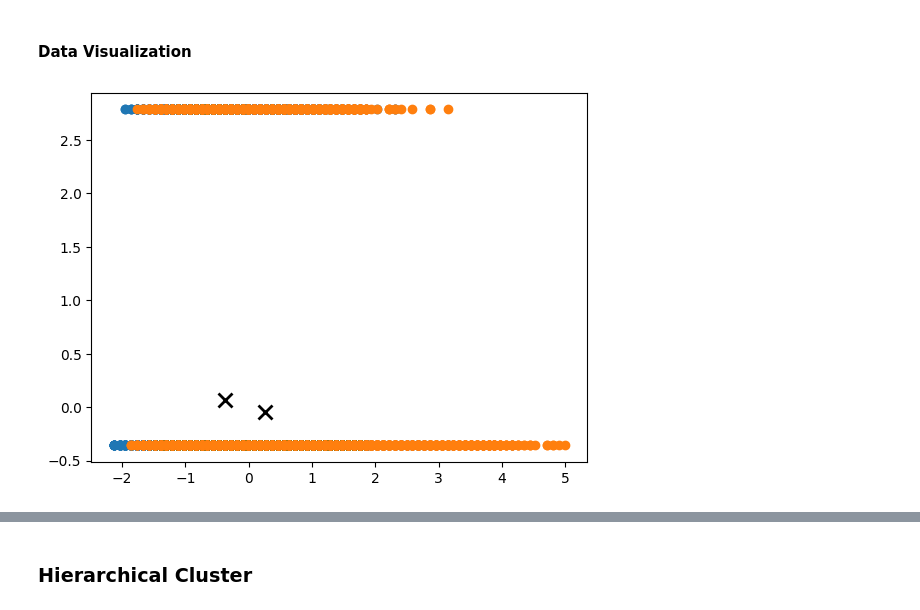
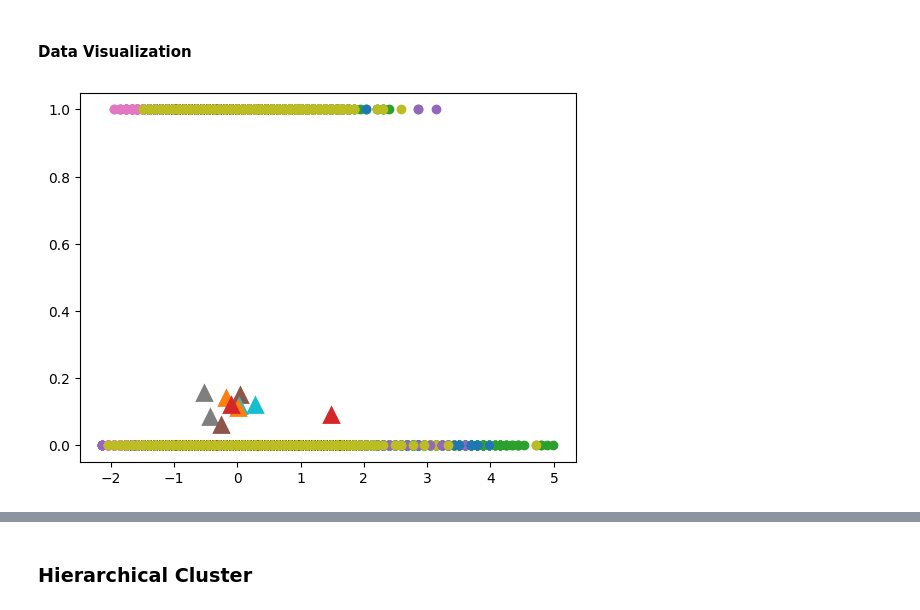
Before and after one commit to DiogoR23/ML_ADS, a Jupyter notebook: ML Project/ML_Analysis.ipynb, the cells around one changed output, grey strips where cells are left out. Saved outputs shown, nothing was run; the diff lists cells and outputs as text; code cells hidden in the pictures.

```diff
--- a/ML Project/ML_Analysis.ipynb
+++ b/ML Project/ML_Analysis.ipynb
@@ -1336,0 +1349,13 @@ Sendo que estamos a tratar de uma variável binária (1 e 0), já sabemos que o
+# %%
+from sklearn.cluster import KMeans
+from sklearn.metrics import silhouette_score
+
+# Calculating WCSS for different values of K
+wcss = []
+for k in range(1, 15):
+    kmeans = KMeans(n_clusters=k, random_state=18)
+    kmeans.fit(bank_scaled)
+
+    k_labels = kmeans.labels_
+
+    wcss.append(kmeans.inertia_)
@@ -1337,13 +1376,12 @@ Sendo que estamos a tratar de uma variável binária (1 e 0), já sabemos que o
 # %%
-from sklearn.cluster import KMeans
-
-kmeans_random = KMeans(
+# Creating Kmeans cluster
+kmeans_bank = KMeans(
     init='random',
-    n_clusters=2,
+    n_clusters=10,
     n_init=10,
     max_iter=300,
     random_state=42
 )
 
-kmeans_random.fit(bank_scaled)
+kmeans_bank.fit(bank_scaled)
 # %% [output]
@@ -1364,18 +1389,19 @@ Vemos que o nosso clsuter com valor 0 não está assim tão mau, sendo que para
 # %% [markdown]
 #### **Data Visualization**
 # %%
-centroids_random = kmeans_random.cluster_centers_
+centroids_random = kmeans_bank.cluster_centers_
 bank_scaled_reset = bank_scaled.reset_index(drop=True)
+labels = kmeans_bank.labels_
 
-k=2
+k=10
 
 for i in range(k):
-    ds = bank_scaled_reset.iloc[np.where(labels_random==i)[0]]
+    ds = bank_scaled_reset.iloc[np.where(labels==i)[0]]
     plt.plot(ds.iloc[:,0], ds.iloc[:,1], 'o')
-    lines = plt.plot(centroids_random[i,0], centroids_random[i,1], 'kx')
+    lines = plt.plot(centroids_random[i,0], centroids_random[i,1], '^')
     plt.setp(lines, ms=10.0)
     plt.setp(lines, mew=2.0)
 
 plt.show()
 # %% [output]
-[figure, old version]
+[figure, new version]
```
Also changed, not shown: parts of 28 cells of this notebook.
